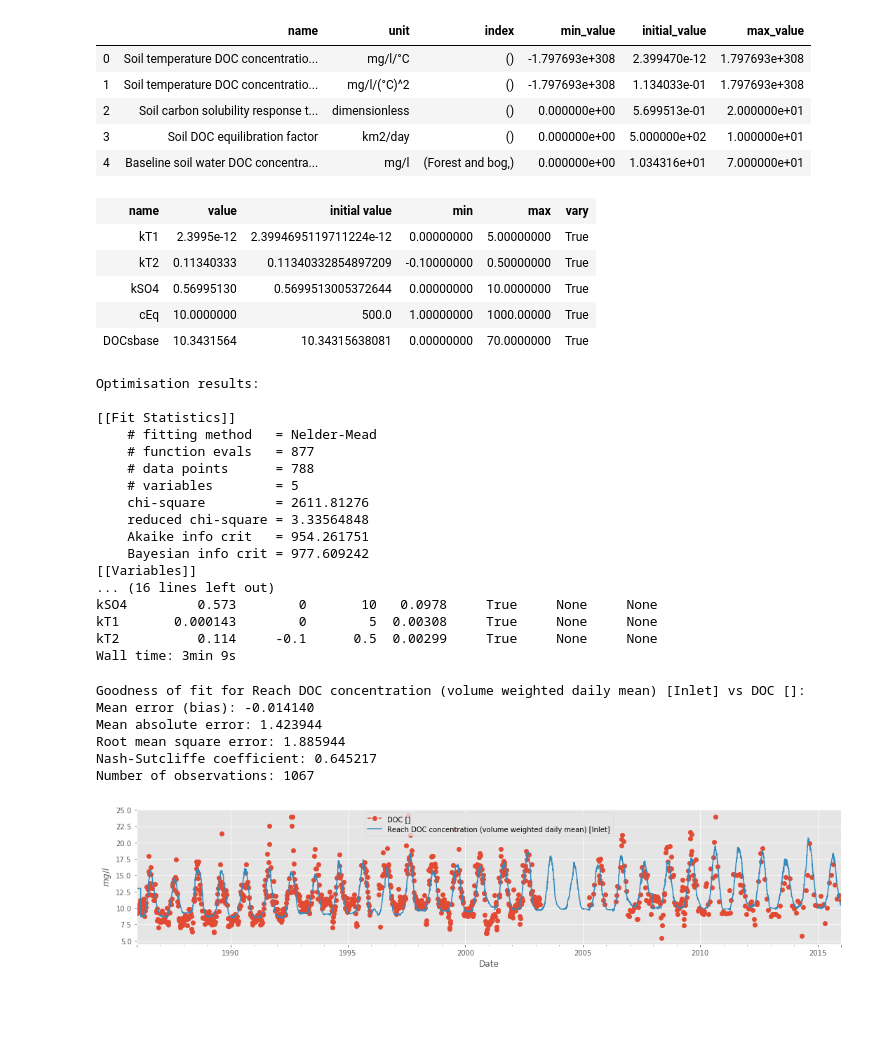
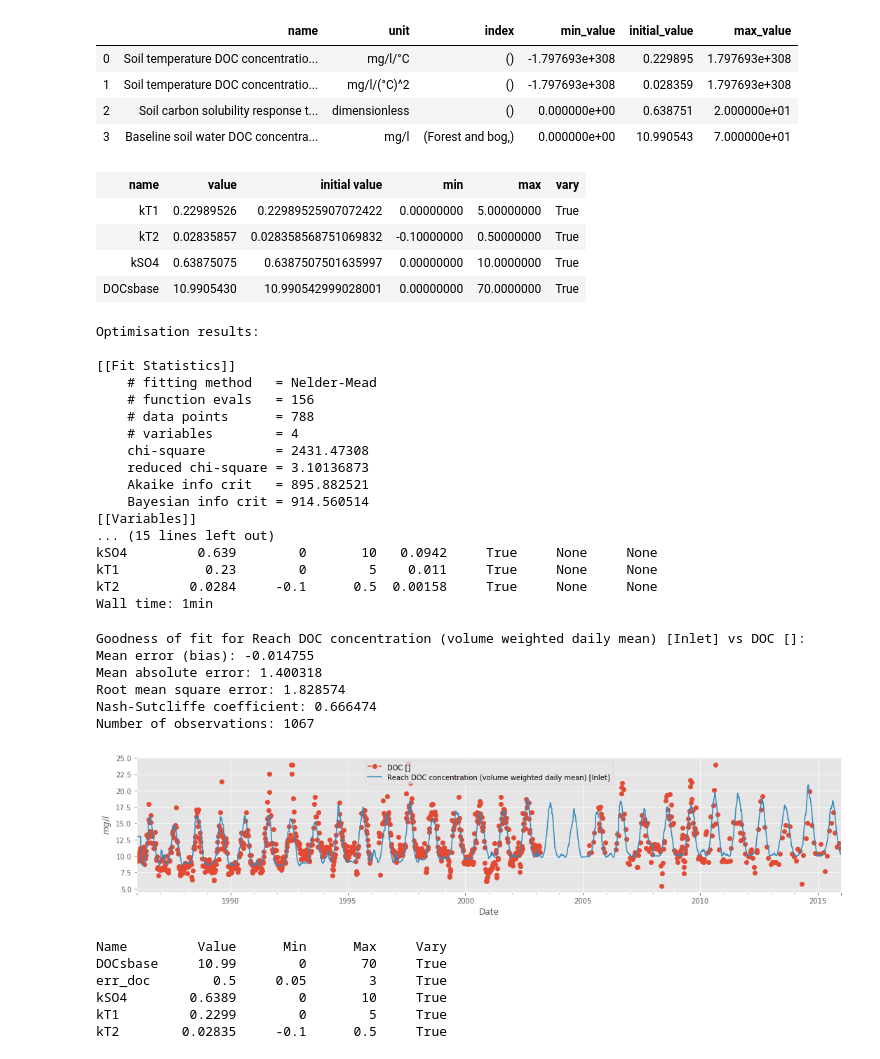
Before and after one commit to NIVANorge/Mobius, a Jupyter notebook: PythonWrapper/SimplyC/SimplyC_calibration.ipynb, the cells around one changed output. Saved outputs shown, nothing was run; the diff lists cells and outputs as text; code cells hidden in the pictures; blank space fills up the shorter version.

```diff
--- a/PythonWrapper/SimplyC/SimplyC_calibration.ipynb
+++ b/PythonWrapper/SimplyC/SimplyC_calibration.ipynb
@@ -25,7 +25,7 @@ calib_fpath = (r"..\mobius_calib_uncert_lmfit.py")
 cu = imp.load_source('mobius_calib_uncert_lmfit', calib_fpath)
 # %%
 # Load dataset
-dataset = wr.DataSet.setup_from_parameter_and_input_files('structure6_manual.dat',
+dataset = wr.DataSet.setup_from_parameter_and_input_files('structure3_auto.dat',
                                                           '../../Applications/SimplyC/Langtjern/langtjerninputs.dat')
 # %%
 # List of simulated and observed variables to investigate for Morsa
@@ -71,18 +71,18 @@ Number of observations: 1067
 # %%
 # Get params to be calibrated
 vars = [
-    18, 19, 20, 22, 23
+    #18, 19, 20, 22, 23
+    16, 17, 18, 20
 ]
 
 calib_df = param_df.loc[vars].reset_index(drop=True)
 calib_df
 # %% [output]
 |  | name | unit | index | min_value | initial_value | max_value |
-| 0 | Soil temperature DOC concentratio... | mg/l/°C | () | -1.797693e+308 | 2.399470e-12 | 1.797693e+308 |
-| 1 | Soil temperature DOC concentratio... | mg/l/(°C)^2 | () | -1.797693e+308 | 1.134033e-01 | 1.797693e+308 |
-| 2 | Soil carbon solubility response t... | dimensionless | () | 0.000000e+00 | 5.699513e-01 | 2.000000e+01 |
-| 3 | Soil DOC equilibration factor | km2/day | () | 0.000000e+00 | 5.000000e+02 | 1.000000e+01 |
-| 4 | Baseline soil water DOC concentra... | mg/l | (Forest and bog,) | 0.000000e+00 | 1.034316e+01 | 7.000000e+01 |
+| 0 | Soil temperature DOC concentratio... | mg/l/°C | () | -1.797693e+308 | 0.229895 | 1.797693e+308 |
+| 1 | Soil temperature DOC concentratio... | mg/l/(°C)^2 | () | -1.797693e+308 | 0.028359 | 1.797693e+308 |
+| 2 | Soil carbon solubility response t... | dimensionless | () | 0.000000e+00 | 0.638751 | 2.000000e+01 |
+| 3 | Baseline soil water DOC concentra... | mg/l | (Forest and bog,) | 0.000000e+00 | 10.990543 | 7.000000e+01 |
 # %%
 # Add 'short_name' column for calibrating parameters
 calib_df['short_name'] = [
@@ -97,7 +97,7 @@ calib_df['short_name'] = [
     'kT2',
     'kSO4',
     #'DOCmelt',
-    'cEq',
+    #'cEq',
     'DOCsbase',
 ]
 # %%
@@ -113,8 +113,8 @@ params['kT2'].max = 0.5
 params['kSO4'].min = 0.0
 params['kSO4'].max = 10.0
 
-params['cEq'].min = 1.0
-params['cEq'].max = 1000.0
+#params['cEq'].min = 1.0
+#params['cEq'].max = 1000.0
 
 # Optionally refine prior ranges
 #params['DDFmelt'].min = 0.05
@@ -132,11 +132,10 @@ params['cEq'].max = 1000.0
 params
 # %% [output]
 | name | value | initial value | min | max | vary |
-| kT1 | 2.3995e-12 | 2.3994695119711224e-12 | 0.00000000 | 5.00000000 | True |
-| kT2 | 0.11340333 | 0.11340332854897209 | -0.10000000 | 0.50000000 | True |
-| kSO4 | 0.56995130 | 0.5699513005372644 | 0.00000000 | 10.0000000 | True |
-| cEq | 10.0000000 | 500.0 | 1.00000000 | 1000.00000 | True |
-| DOCsbase | 10.3431564 | 10.34315638081 | 0.00000000 | 70.0000000 | True |
+| kT1 | 0.22989526 | 0.22989525907072422 | 0.00000000 | 5.00000000 | True |
+| kT2 | 0.02835857 | 0.028358568751069832 | -0.10000000 | 0.50000000 | True |
+| kSO4 | 0.63875075 | 0.6387507501635997 | 0.00000000 | 10.0000000 | True |
+| DOCsbase | 10.9905430 | 10.990542999028001 | 0.00000000 | 70.0000000 | True |
 # %%
 %%time
 
@@ -154,33 +153,43 @@ Optimisation results:
 
 [[Fit Statistics]]
     # fitting method   = Nelder-Mead
-    # function evals   = 877
+    # function evals   = 156
     # data points      = 788
-    # variables        = 5
-    chi-square         = 2611.81276
-    reduced chi-square = 3.33564848
-    Akaike info crit   = 954.261751
-    Bayesian info crit = 977.609242
+    # variables        = 4
+    chi-square         = 2431.47308
+    reduced chi-square = 3.10136873
+    Akaike info crit   = 895.882521
+    Bayesian info crit = 914.560514
 [[Variables]]
-... (16 lines left out)
-kSO4         0.573        0       10   0.0978     True     None     None
-kT1       0.000143        0        5  0.00308     True     None     None
-kT2          0.114     -0.1      0.5  0.00299     True     None     None
-Wall time: 3min 9s
+... (15 lines left out)
+kSO4         0.639        0       10   0.0942     True     None     None
+kT1           0.23        0        5    0.011     True     None     None
+kT2         0.0284     -0.1      0.5  0.00158     True     None     None
+Wall time: 1min
 # %%
 # Plot results from optimisation
 cu.set_parameter_values(res.params, dataset)
 dataset.set_parameter_uint('Timesteps', [], 10957) #Set back so that the saved file has the right amount of timesteps
 
 dataset.run_model()
 cu.print_goodness_of_fit(dataset, comparisons)
 cu.plot_objective(dataset, comparisons)
-dataset.write_parameters_to_file('structure6_auto.dat')
+#dataset.write_parameters_to_file('structure6_auto.dat')
 # %% [output]
 Goodness of fit for Reach DOC concentration (volume weighted daily mean) [Inlet] vs DOC []:
-Mean error (bias): -0.014140
-Mean absolute error: 1.423944
-Root mean square error: 1.885944
-Nash-Sutcliffe coefficient: 0.645217
+Mean error (bias): -0.014755
+Mean absolute error: 1.400318
+Root mean square error: 1.828574
+Nash-Sutcliffe coefficient: 0.666474
 Number of observations: 1067
-[figure, old version]
+[figure, new version]
+# %%
+res.params.add(lmfit.Parameter('err_doc', value=0.5, min=0.05, max=3, user_data={}))
+res.params.pretty_print(columns=['value', 'min', 'max', 'vary'])
+# %% [output]
+Name         Value      Min      Max     Vary
+DOCsbase     10.99        0       70     True
+err_doc        0.5     0.05        3     True
+kSO4        0.6389        0       10     True
+kT1         0.2299        0        5     True
+kT2        0.02835     -0.1      0.5     True
```
Also changed, not shown: parts of 9 cells of this notebook, 1 other file.
